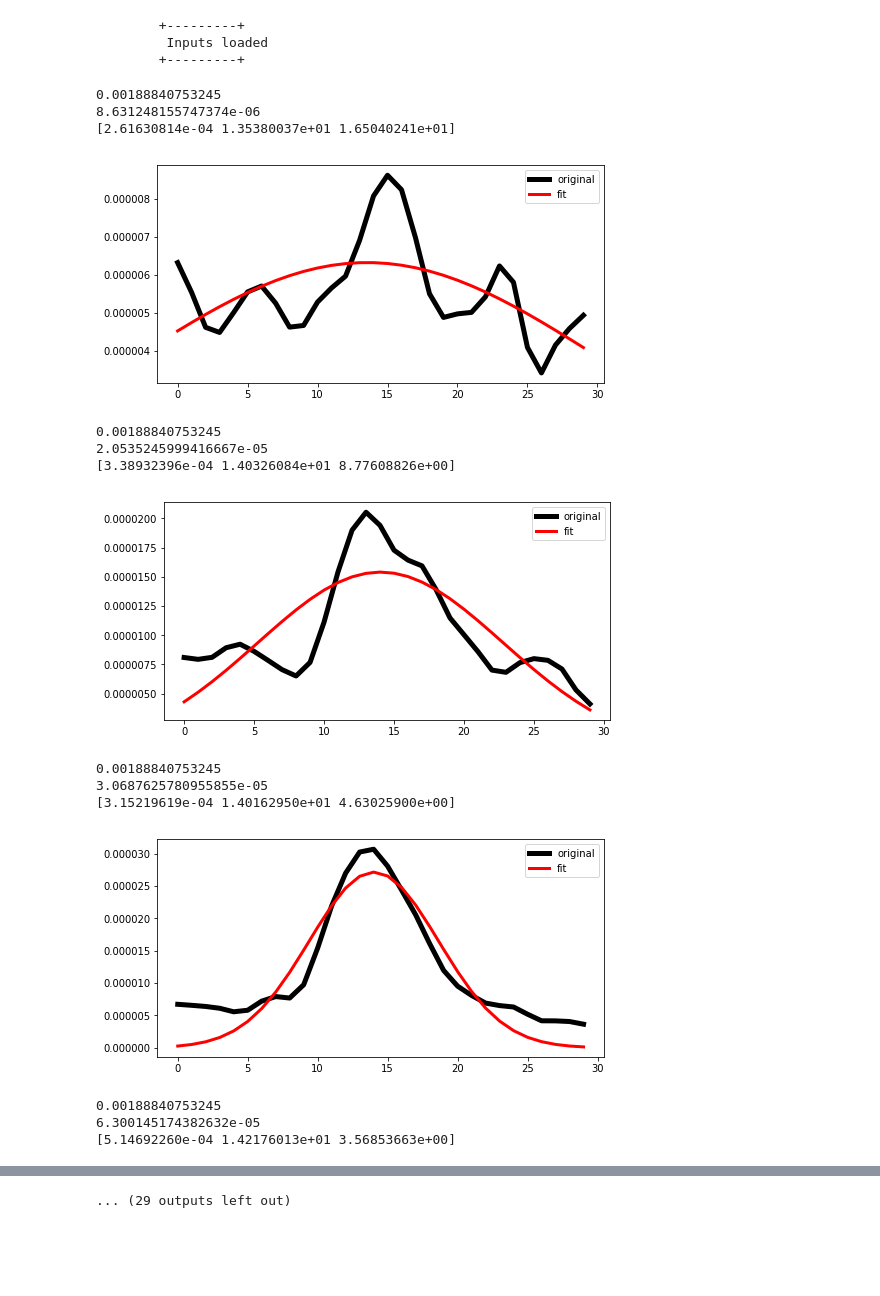
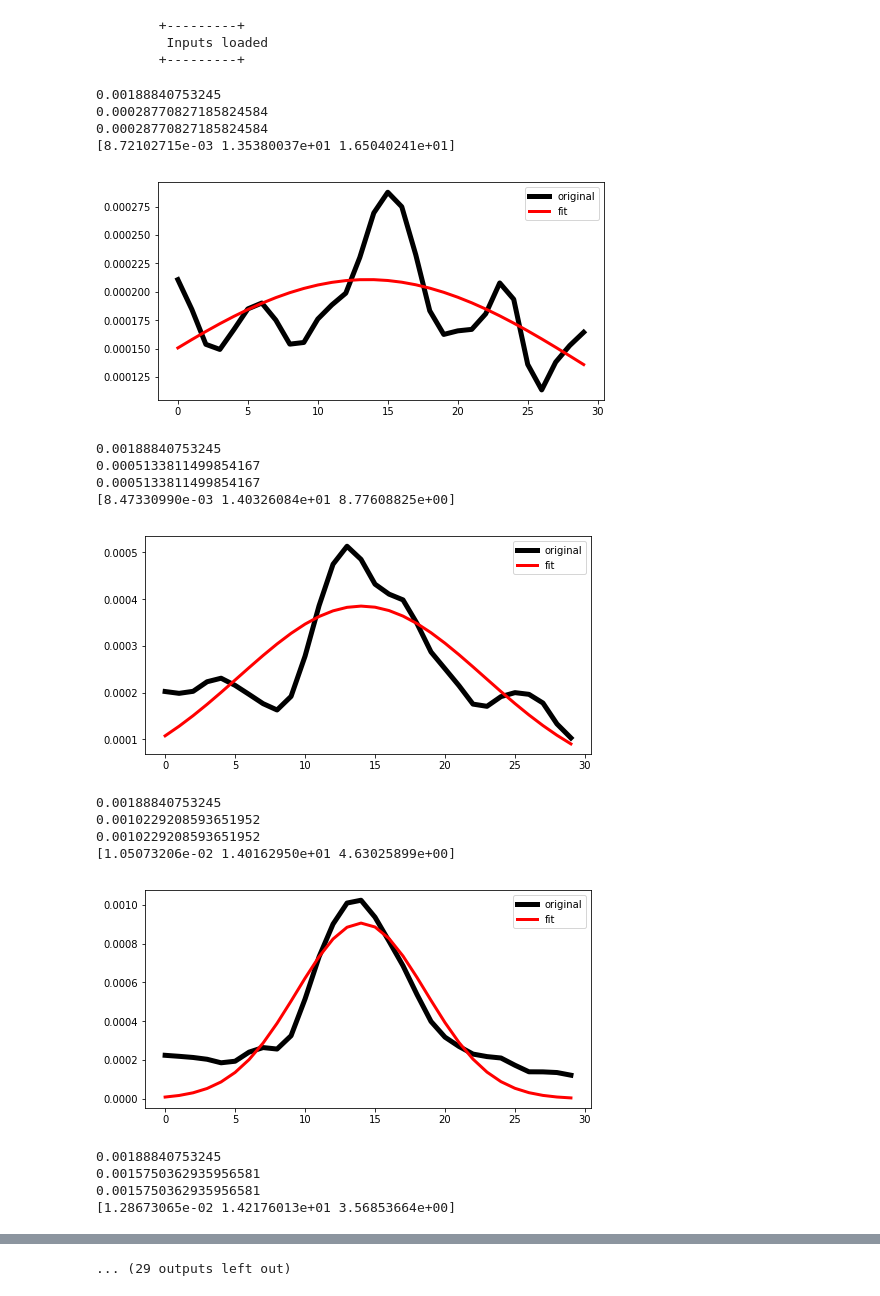
Before and after one commit to Fil8/contData, a Jupyter notebook: Core-jet-cjet.ipynb, the cells around one changed output, grey strips where cells are left out. Cells and saved outputs as stored; diff of their text form; code cells hidden in the pictures; blank space fills up the shorter version.

```diff
--- a/Core-jet-cjet.ipynb
+++ b/Core-jet-cjet.ipynb
@@ -29,8 +29,8 @@ ftSrc = fitSource.fitSrc()
 fint = fluxInt.flInt()
 
 #rootdir
-#rootDir = '/Users/maccagni/Projects/MFS/FornaxA/contData/kore/'
-rootDir = '/home/maccagni/Projects/MFS/FornaxA/contData/core/'
+rootDir = '/Users/maccagni/Projects/MFS/FornaxA/contData/kore/'
+#rootDir = '/home/maccagni/Projects/MFS/FornaxA/contData/core/'
 
 #label
 
@@ -53,8 +53,8 @@ noise = 0.
 errFlux = 15.
 
 #output table
-labelDim = ['1D','2D']
-outTables = [outTabs+'jCjFluxWidth'+labelDim[0]+'.tbl',outTabs+'jCjFluxWidth'+labelDim[1]+'.tbl']
+labelDim = ['1D']
+outTables = [outTabs+'jCjFluxWidth'+labelDim[0]+'.tbl']
 
 beta = 0.2
 alpha =0.6
@@ -105,20 +105,22 @@ for i in xrange(0,len(subRegions)):
 
         maskedData, background, rms, pixels=fint.maskDatReg(dd,heads,region,noise)
 
-        fits.writeto(rootDir+str(i)+'_mask_jCj.fits',maskedData,heads,overwrite=True)
+
+        fits.writeto(rootDir+str(j)+'_mask_jCj.fits',maskedData,heads,overwrite=True)
 
         maskedData[maskedData==0.0] = np.nan
-
         fluxint, numPixBeam =fint.measFlux(maskedData,heads,errFlux,'none')
 
-        maskedData[np.isnan(maskedData)] = 0.0
+        #maskedData[np.isnan(maskedData)] = 0.0
 
-        params2D = ftSrc.fit2Dgaussian(maskedData)
+        #params2D = ftSrc.fit2Dgaussian(maskedData)
 
         #params2D = ftSrc.fitgauss2D(maskedData)
         #print params2D
 
         compressedData = np.nanmean(maskedData,axis=1)
+        print np.nanmax(compressedData)
+
         compressedData[np.isnan(compressedData)] = 0.0
 
         peakIm = np.nanmax(compressedData)
@@ -138,63 +140,74 @@ for i in xrange(0,len(subRegions)):
 
         regionName =  string.split(region,'/')[-1]
 
-        params2D = np.insert(params2D,0,peakIm)
-        params2D = np.insert(params2D,0,fluxint)
+        #params2D = np.insert(params2D,0,peakIm)
+        #params2D = np.insert(params2D,0,fluxint)
 
         params1D = np.insert(params1D,0,peakIm)
         params1D = np.insert(params1D,0,fluxint)
 
         params1D[2]= params1D[2]/np.sqrt(2*np.pi*params1D[4]**2)
 
-        params2D[2]= params2D[2]/np.sqrt(2*np.pi*params2D[4]**2)
+        #params2D[2]= params2D[2]/np.sqrt(2*np.pi*params2D[4]**2)
 
         for k in xrange(0,len(labelDim)):
             if k==0:
                 t = ftSrc.writeGaus1DfitTable(regionName,outTables[k],params1D)
-            elif k==1:
-                t = ftSrc.writeGaus2DfitTable(regionName,outTables[k],params2D)
+           # elif k==1:
+            #    t = ftSrc.writeGaus2DfitTable(regionName,outTables[k],params2D)
 
 widthBeam = heads['BMAJ']*3600.
+print widthBeam
 for i in xrange(0,len(labelDim)):
 
     table= ascii.read(outTables[i])
     #define parameters
     width = table['width X']*2.355*heads['CDELT2']*3600. #from sigma in pix to fwhm in arcsec.
     widthReal = width.copy()
     for j in xrange(0,len(width)):
         if width[j]>=widthBeam:
             widthReal[j] = np.sqrt(np.power(width[j],2)-np.power(widthBeam,2))
         else:
             widthReal[j] = widthBeam
 
     surfBright = table['PeakGaus']*np.sqrt((np.power(widthReal,2)/np.power(widthBeam,2)+1))
+    surfBrightErr = (surfBright/0.02)
+
+    deconvolvedWidthErr = widthReal*(1./widthReal)+6.7/3.
 
     table.add_column(surfBright, name='surfaceBrightness')
+    table.add_column(surfBright, name='surfaceBrightnessErr')
+
     table.add_column(widthReal, name='deconvolvedWidth')
+    table.add_column(deconvolvedWidthErr, name='deconvolvedWidthErr')
 
     ascii.write(table,outTables[i], overwrite=True)
 
     #for k in xrange(0,len(labelDim)):
     #    if k==0:
     #       t = ftSrc.writeGaus1DfitTable(regionName,outTables[k],params1D)
     #    elif k==1:
     #        t = ftSrc.writeGaus2DfitTable(regionName,outTables[k],params2D)
 
 
 print '''\t+---------+\n\t Flux & size variation along jet\n\t+---------+'''
 # %% [output]
 0.00188840753245
-8.631248155747374e-06
-[2.61630814e-04 1.35380037e+01 1.65040241e+01]
+0.00028770827185824584
+0.00028770827185824584
+[8.72102715e-03 1.35380037e+01 1.65040241e+01]
-[figure, old version]
+[figure, new version]
 0.00188840753245
-2.0535245999416667e-05
-[3.38932396e-04 1.40326084e+01 8.77608826e+00]
+0.0005133811499854167
+0.0005133811499854167
+[8.47330990e-03 1.40326084e+01 8.77608825e+00]
-[figure, old version]
+[figure, new version]
 0.00188840753245
-3.0687625780955855e-05
-[3.15219619e-04 1.40162950e+01 4.63025900e+00]
+0.0010229208593651952
+0.0010229208593651952
+[1.05073206e-02 1.40162950e+01 4.63025899e+00]
-[figure, old version]
+[figure, new version]
 0.00188840753245
-6.300145174382632e-05
-[5.14692260e-04 1.42176013e+01 3.56853663e+00]
+0.0015750362935956581
+0.0015750362935956581
+[1.28673065e-02 1.42176013e+01 3.56853664e+00]
```
Also changed, not shown: parts of 4 cells of this notebook.
